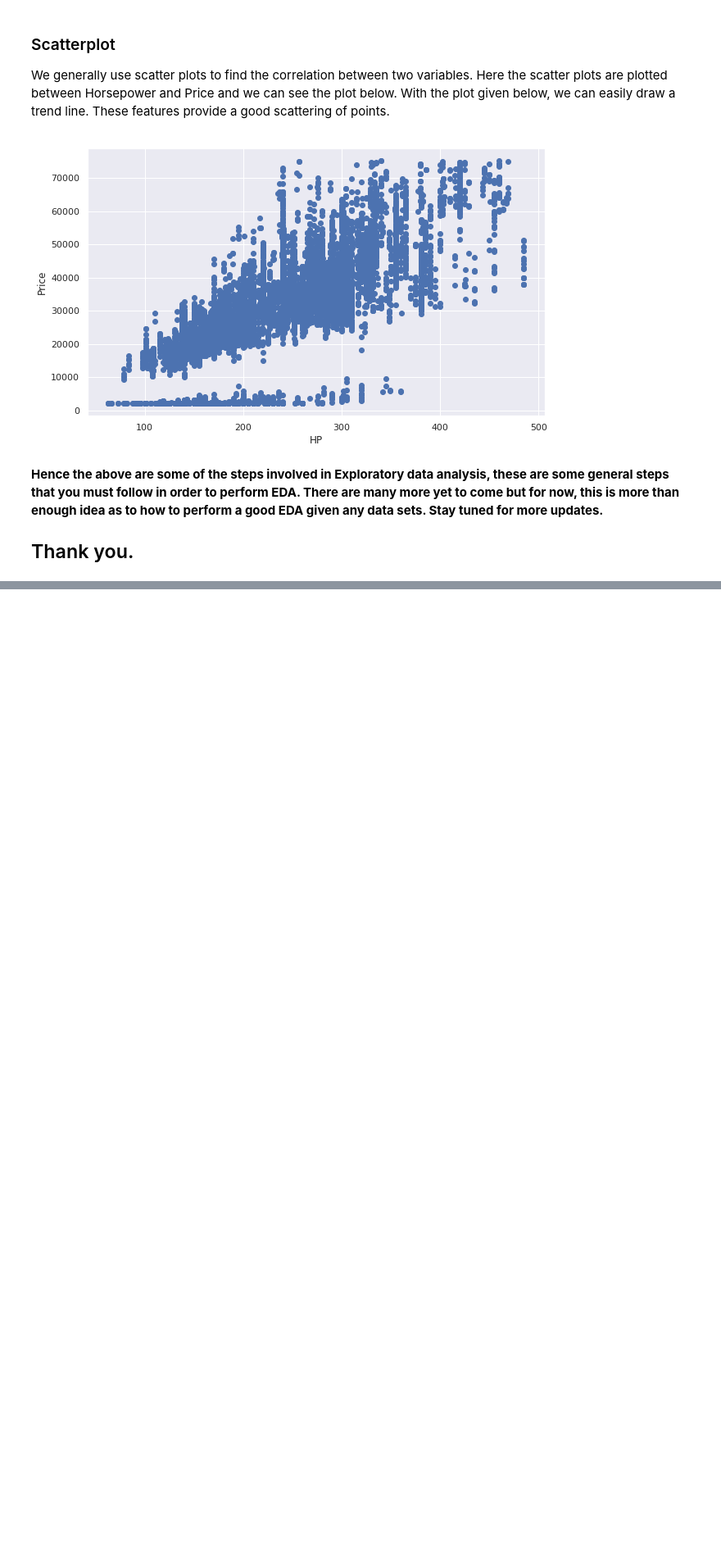
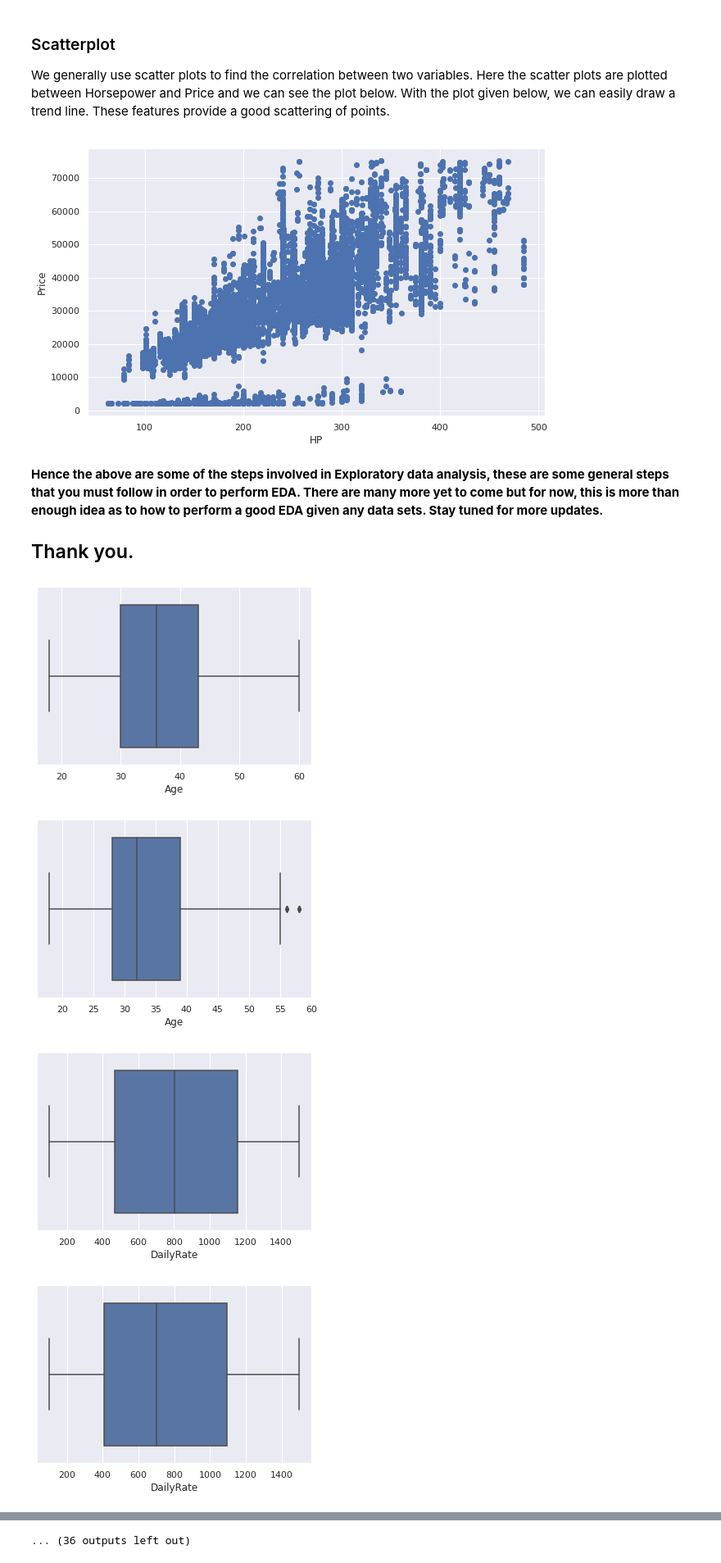
Before and after one commit to tauber/colab-exploratory, a Jupyter notebook: Exploratory_data_Analysis.ipynb, the cells around one changed output, grey strips where cells are left out. Shown at 82% size. Cells and saved outputs as stored; diff of their text form; code cells hidden in the pictures; blank space fills up the shorter version.

```diff
--- a/Exploratory_data_Analysis.ipynb
+++ b/Exploratory_data_Analysis.ipynb
@@ -360,3 +389,17 @@ plt.show()
 **Hence the above are some of the steps involved in Exploratory data analysis, these are some general steps that you must follow in order to perform EDA. There are many more yet to come but for now, this is more than enough idea as to how to perform a good EDA given any data sets. Stay tuned for more updates.**
 
 ## Thank you.
+# %%
+df_attr = df[df['Attrition']=="Yes"]
+# %%
+for key in df.keys():
+  if isinstance(df[key][0], (np.int64)):
+    plt.figure()
+    sns.boxplot(x=df[key])
+    plt.figure()
+    sns.boxplot(x=df_attr[key])
+# %% [output]
+[figure, added]
+[figure, added]
+[figure, added]
+[figure, added]
@@ -362,0 +414 @@ plt.show()
+... (36 outputs left out)
```
Also changed, not shown: parts of 14 cells of this notebook.
